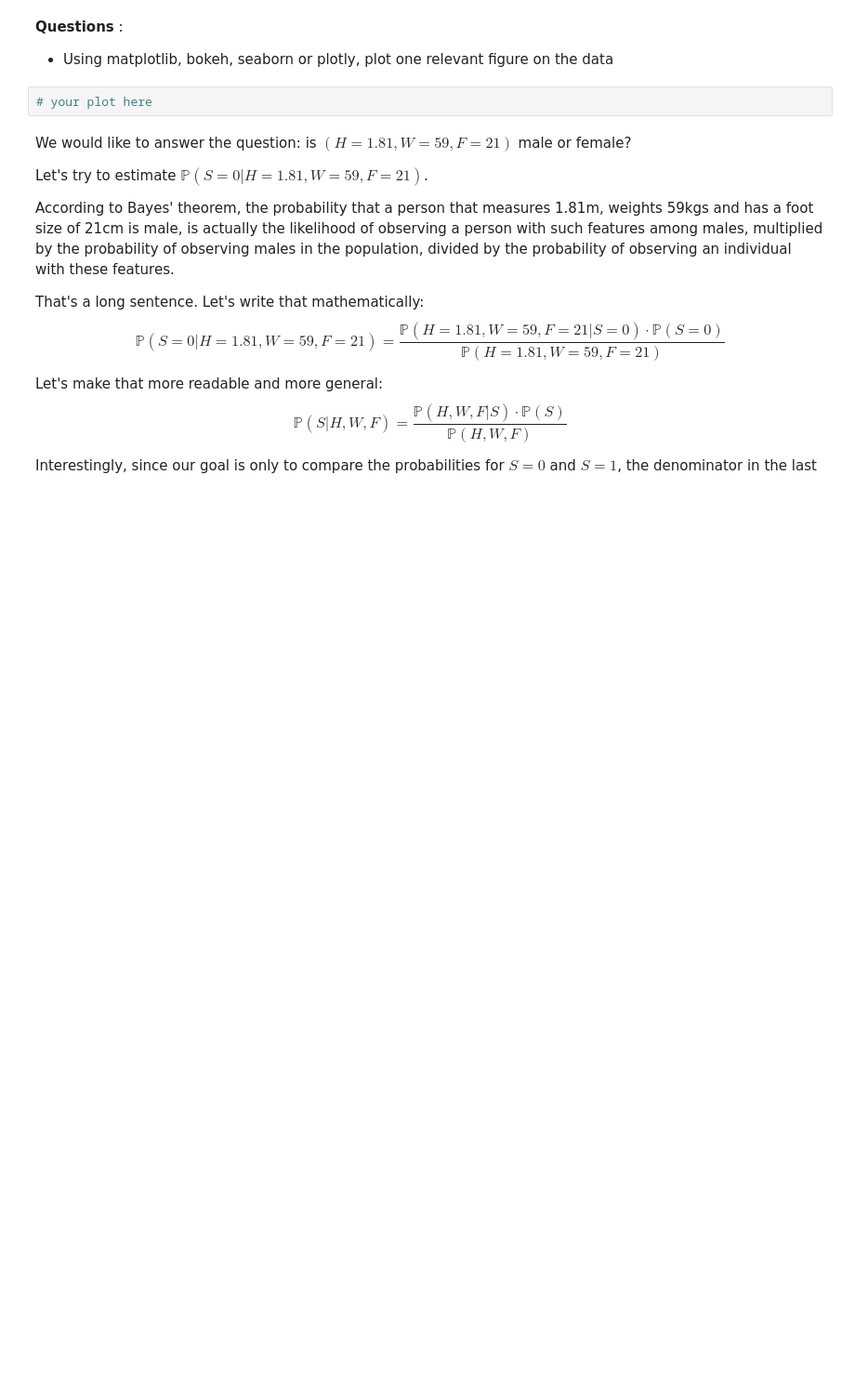
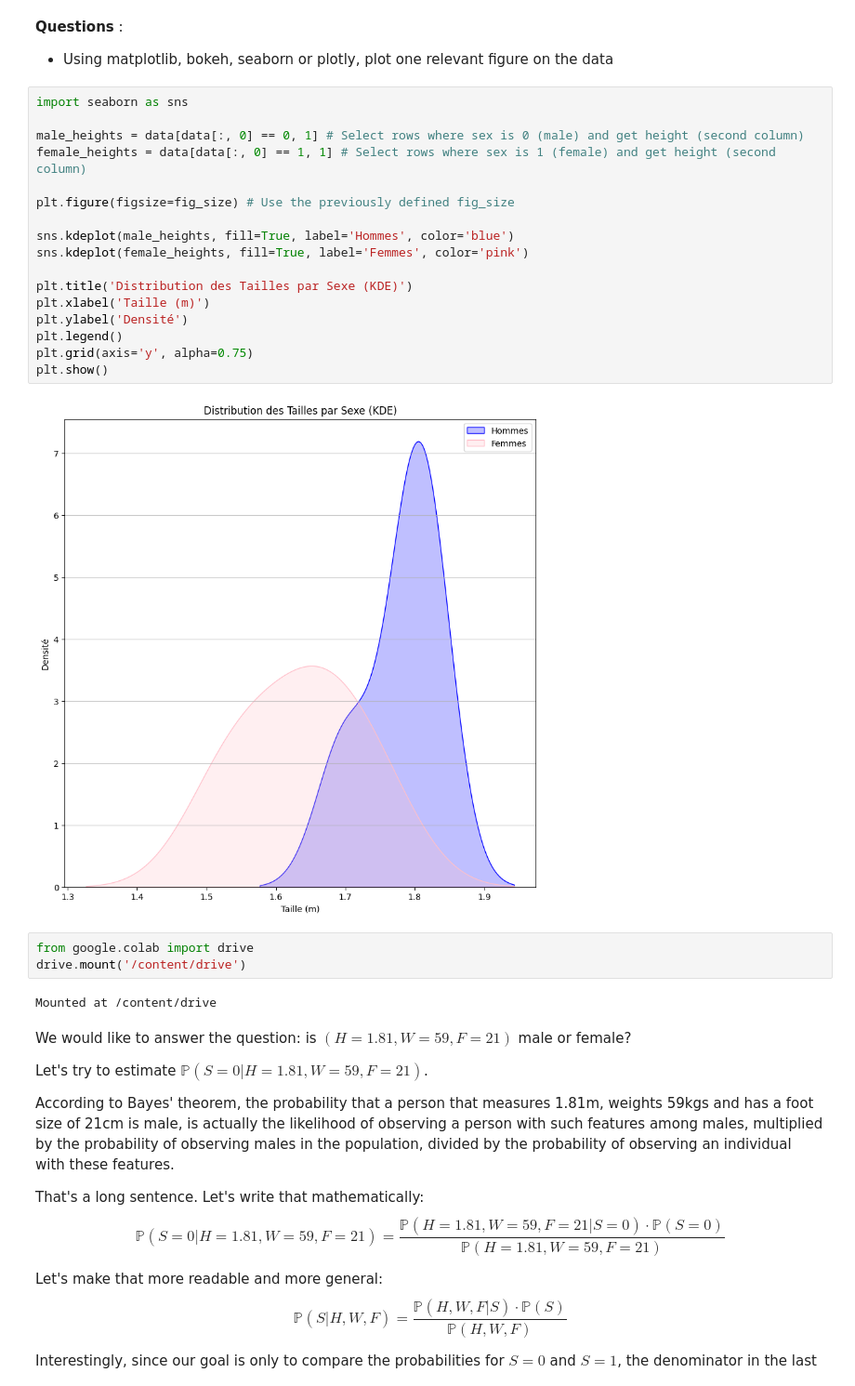
Before and after one commit to SupaeroDataScience/machine-learning, a Jupyter notebook: 5 - Naive Bayes Classification/Naive Bayes Classification.ipynb, the cells around one changed output. Shown at 93% size. Cells and saved outputs as stored; diff of their text form; blank space fills up the shorter version.

```diff
--- a/5 - Naive Bayes Classification/Naive Bayes Classification.ipynb
+++ b/5 - Naive Bayes Classification/Naive Bayes Classification.ipynb
@@ -49,8 +59,30 @@ data
 # %% [markdown]
 **Questions** :
 - Using matplotlib, bokeh, seaborn or plotly, plot one relevant figure on the data
-# %%
-# your plot here
+# %%
+import seaborn as sns
+
+male_heights = data[data[:, 0] == 0, 1] # Select rows where sex is 0 (male) and get height (second column)
+female_heights = data[data[:, 0] == 1, 1] # Select rows where sex is 1 (female) and get height (second column)
+
+plt.figure(figsize=fig_size) # Use the previously defined fig_size
+
+sns.kdeplot(male_heights, fill=True, label='Hommes', color='blue')
+sns.kdeplot(female_heights, fill=True, label='Femmes', color='pink')
+
+plt.title('Distribution des Tailles par Sexe (KDE)')
+plt.xlabel('Taille (m)')
+plt.ylabel('Densité')
+plt.legend()
+plt.grid(axis='y', alpha=0.75)
+plt.show()
+# %% [output]
+[figure, added]
+# %%
+from google.colab import drive
+drive.mount('/content/drive')
+# %% [output]
+Mounted at /content/drive
 # %% [markdown]
 We would like to answer the question: is $(H=1.81, W=59, F=21)$ male or female?
 
```
Also changed, not shown: parts of 3 cells of this notebook.
